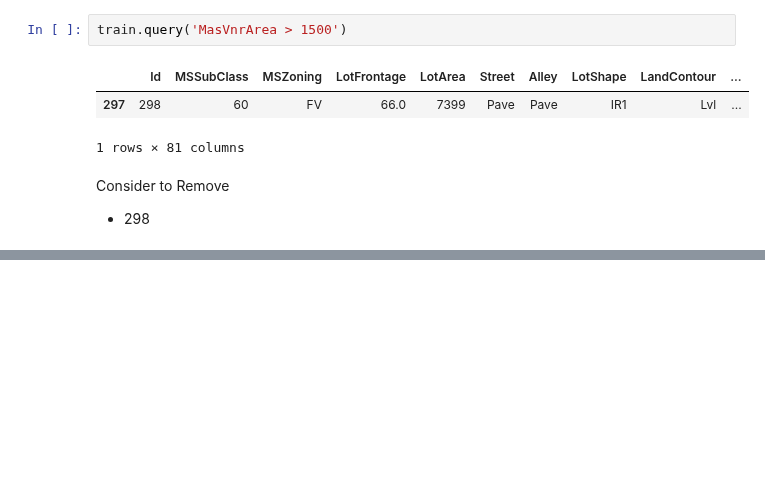
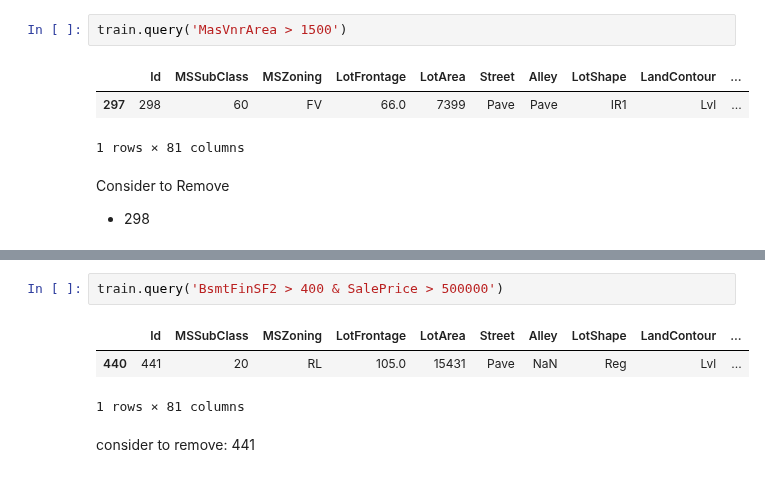
Before and after one commit to theakash07/Machine_learning, a Jupyter notebook: HousePricePrediction.ipynb, the cells around one changed output, grey strips where cells are left out. Cells and saved outputs as stored; diff of their text form; blank space fills up the shorter version.

```diff
--- a/HousePricePrediction.ipynb
+++ b/HousePricePrediction.ipynb
@@ -356,0 +386,9 @@ Consider to Remove
+# %%
+train.query('BsmtFinSF2 > 400 & SalePrice > 500000')
+# %% [output]
+|  | Id | MSSubClass | MSZoning | LotFrontage | LotArea | Street | Alley | LotShape | LandContour | ... |
+| 440 | 441 | 20 | RL | 105.0 | 15431 | Pave | NaN | Reg | Lvl | ... |
+1 rows × 81 columns
+# %% [markdown]
+consider to remove:
+441
```
Also changed, not shown: parts of 5 cells of this notebook.
